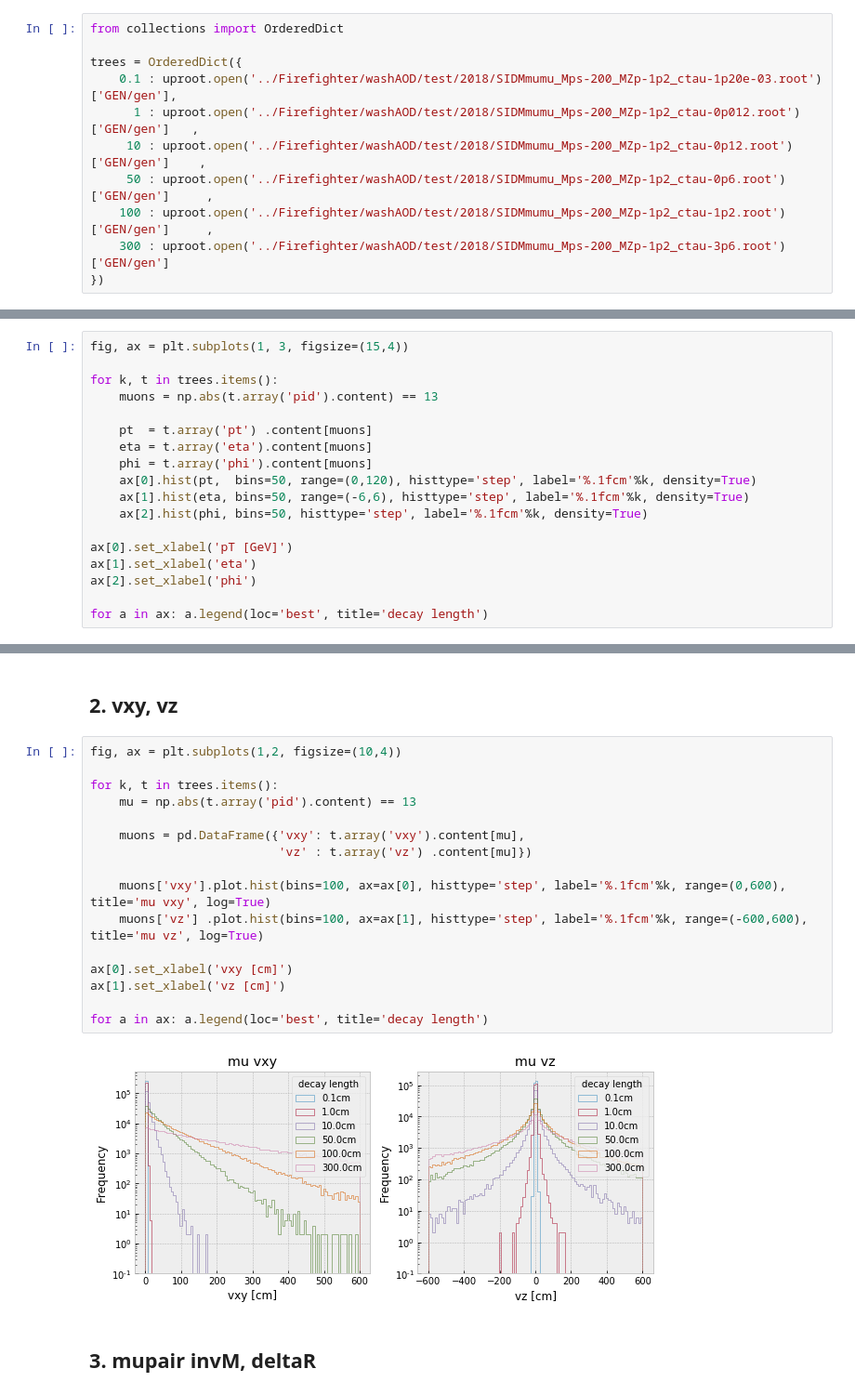
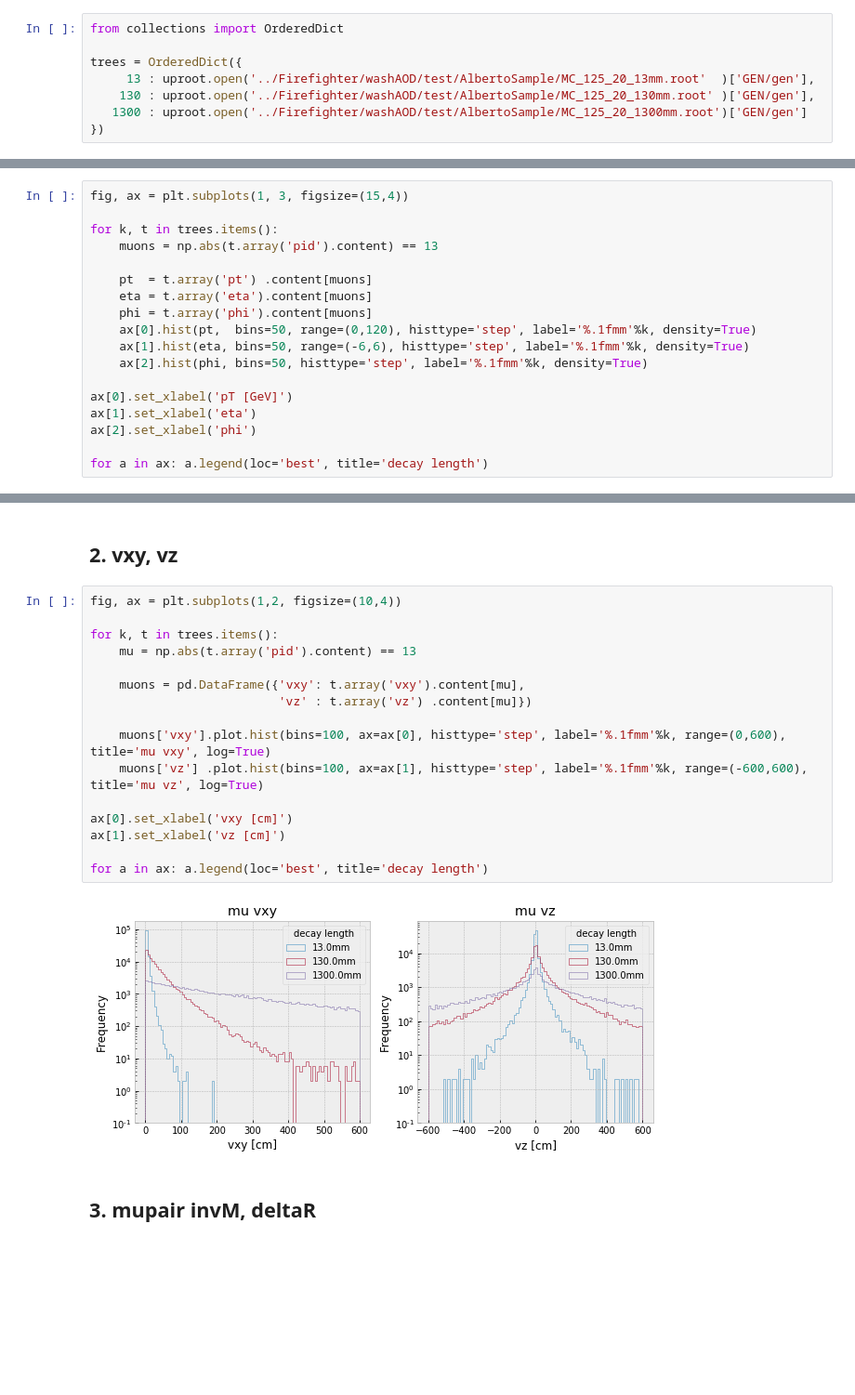
Before and after one commit to afrankenthal/FirefighterAnalysis, a Jupyter notebook: genInfo.ipynb, the cells around one changed output, grey strips where cells are left out. Shown at 93% size. Saved outputs shown, nothing was run; the diff lists cells and outputs as text; blank space fills up the shorter version.

```diff
--- a/genInfo.ipynb
+++ b/genInfo.ipynb
@@ -20,12 +16,9 @@ plt.style.use('bmh')
 from collections import OrderedDict
 
 trees = OrderedDict({
-    0.1 : uproot.open('../Firefighter/washAOD/test/2018/SIDMmumu_Mps-200_MZp-1p2_ctau-1p20e-03.root')['GEN/gen'],
-      1 : uproot.open('../Firefighter/washAOD/test/2018/SIDMmumu_Mps-200_MZp-1p2_ctau-0p012.root')['GEN/gen']   ,
-     10 : uproot.open('../Firefighter/washAOD/test/2018/SIDMmumu_Mps-200_MZp-1p2_ctau-0p12.root')['GEN/gen']    ,
-     50 : uproot.open('../Firefighter/washAOD/test/2018/SIDMmumu_Mps-200_MZp-1p2_ctau-0p6.root')['GEN/gen']     ,
-    100 : uproot.open('../Firefighter/washAOD/test/2018/SIDMmumu_Mps-200_MZp-1p2_ctau-1p2.root')['GEN/gen']     ,
-    300 : uproot.open('../Firefighter/washAOD/test/2018/SIDMmumu_Mps-200_MZp-1p2_ctau-3p6.root')['GEN/gen']
+     13 : uproot.open('../Firefighter/washAOD/test/AlbertoSample/MC_125_20_13mm.root'  )['GEN/gen'],
+    130 : uproot.open('../Firefighter/washAOD/test/AlbertoSample/MC_125_20_130mm.root' )['GEN/gen'],
+   1300 : uproot.open('../Firefighter/washAOD/test/AlbertoSample/MC_125_20_1300mm.root')['GEN/gen']
 })
 # %%
 # for k, df in dfs.items():
@@ -59,9 +57,9 @@ for k, t in trees.items():
     pt  = t.array('pt') .content[muons]
     eta = t.array('eta').content[muons]
     phi = t.array('phi').content[muons]
-    ax[0].hist(pt,  bins=50, range=(0,120), histtype='step', label='%.1fcm'%k, density=True)
-    ax[1].hist(eta, bins=50, range=(-6,6), histtype='step', label='%.1fcm'%k, density=True)
-    ax[2].hist(phi, bins=50, histtype='step', label='%.1fcm'%k, density=True)
+    ax[0].hist(pt,  bins=50, range=(0,120), histtype='step', label='%.1fmm'%k, density=True)
+    ax[1].hist(eta, bins=50, range=(-6,6), histtype='step', label='%.1fmm'%k, density=True)
+    ax[2].hist(phi, bins=50, histtype='step', label='%.1fmm'%k, density=True)
 
 ax[0].set_xlabel('pT [GeV]')
 ax[1].set_xlabel('eta')
@@ -75,21 +73,21 @@ for a in ax: a.legend(loc='best', title='decay length')
 # %%
 fig, ax = plt.subplots(1,2, figsize=(10,4))
 
 for k, t in trees.items():
     mu = np.abs(t.array('pid').content) == 13
 
     muons = pd.DataFrame({'vxy': t.array('vxy').content[mu],
                           'vz' : t.array('vz') .content[mu]})
 
-    muons['vxy'].plot.hist(bins=100, ax=ax[0], histtype='step', label='%.1fcm'%k, range=(0,600), title='mu vxy', log=True)
-    muons['vz'] .plot.hist(bins=100, ax=ax[1], histtype='step', label='%.1fcm'%k, range=(-600,600), title='mu vz', log=True)
+    muons['vxy'].plot.hist(bins=100, ax=ax[0], histtype='step', label='%.1fmm'%k, range=(0,600), title='mu vxy', log=True)
+    muons['vz'] .plot.hist(bins=100, ax=ax[1], histtype='step', label='%.1fmm'%k, range=(-600,600), title='mu vz', log=True)
 
 ax[0].set_xlabel('vxy [cm]')
 ax[1].set_xlabel('vz [cm]')
 
 for a in ax: a.legend(loc='best', title='decay length')
 # %% [output]
-[figure, old version]
+[figure, new version]
 # %% [markdown]
 ## 3. mupair invM, deltaR
 # %%
```
Also changed, not shown: parts of 9 cells of this notebook, 1 other file.
